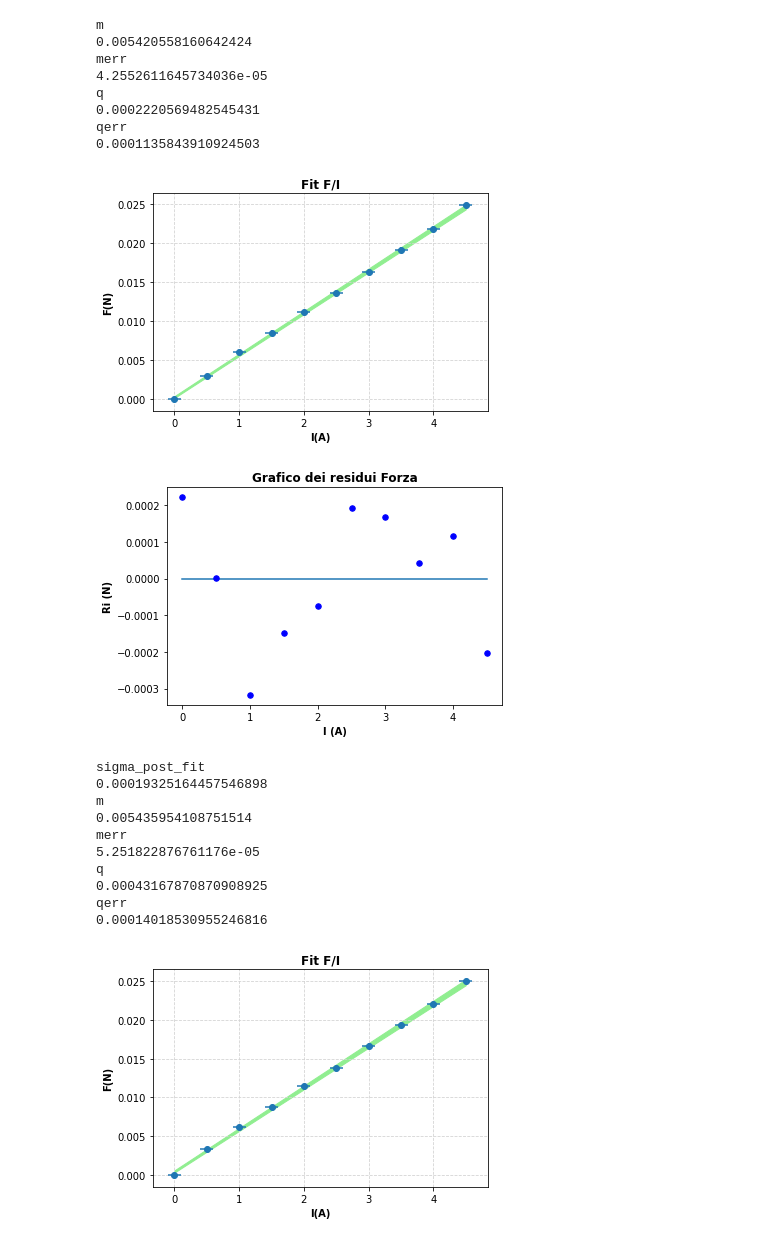
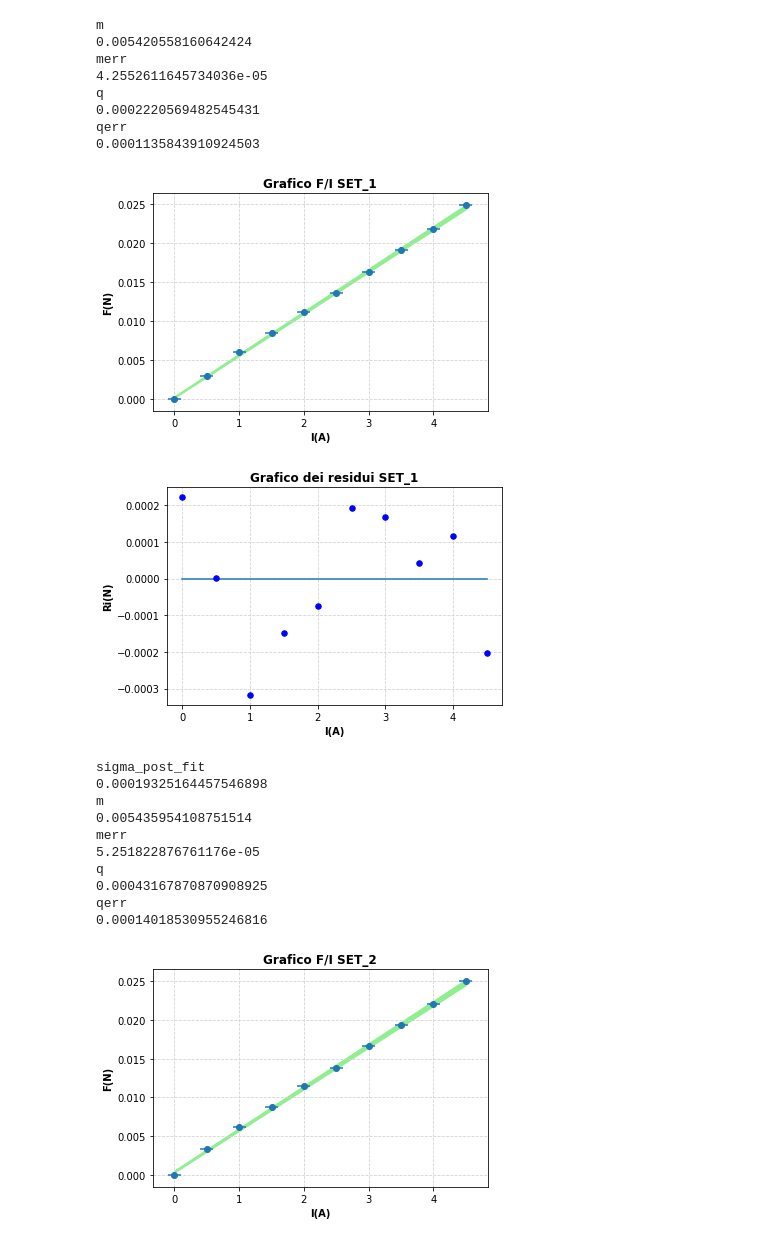
Before and after one commit to Vayxen/Lab2-E5, a Jupyter notebook: code/Analisi_Completa_Parte1.ipynb, the cells around one changed output. Cells and saved outputs as stored; diff of their text form; code cells hidden in the pictures.

Commit message:
UP Grafici - Fit_Tarat/Residui_Tarat/Fit_p1_set1/Residui_p1_set1/Fit_p1_set2/Residui_p1_set2

```diff
--- a/code/Analisi_Completa_Parte1.ipynb
+++ b/code/Analisi_Completa_Parte1.ipynb
@@ -14,7 +14,7 @@ F_err = np.ones(10)*2.74E-04
 I = np.array([0,0.5,1,1.5,2,2.5,3,3.5,4,4.5])
 I_err = np.ones(10)*0.1
 
-plt.title("Fit F/I",fontweight="bold")
+plt.title("Grafico F/I SET_1",fontweight="bold")
 plt.xlabel("I(A)",fontweight="bold")
 plt.ylabel("F(N)",fontweight="bold")
 
@@ -49,6 +49,9 @@ y_erroreMin = (q-qerr) + (m-merr)*x
 y_erroreMax = (q+qerr) + (m+merr)*x
 
 plt.fill_between(x,y_erroreMin,y_erroreMax, color="lightgreen",zorder=1)
+plt.show()
+#fig.savefig(f'Fit_Parte1_SET1.pdf',dpi = 300)
+
 
 Ff = q+m*I
 
@@ -56,14 +59,14 @@ Ri = Ff-F
 
 fig = plt.figure()
 ax = fig.gca()
-plt.title("Grafico dei residui Forza",fontweight="bold")
-plt.xlabel("I (A)",fontweight="bold")
-plt.ylabel("Ri (N)",fontweight="bold")
+plt.title("Grafico dei residui SET_1",fontweight="bold")
+plt.xlabel("I(A)",fontweight="bold")
+plt.ylabel("Ri(N)",fontweight="bold")
 plt.plot(np.linspace(0,4.5,1000),np.zeros(1000))
 plt.scatter(I,Ri, s=30, color='blue',zorder=3)
-
+plt.grid(color='lightgray',linestyle="--",zorder=0)
 plt.show()
-
+#fig.savefig(f'Residui_Parte1_SET1.pdf',dpi = 300)
 
 sigma_post_fit = (np.sum((Ff-F)**2)/(len(Ff)-2))**(1/2)
 print("sigma_post_fit")
@@ -79,7 +82,7 @@ F_err = np.ones(10)*2.74E-04
 I = np.array([0,0.5,1,1.5,2,2.5,3,3.5,4,4.5])
 I_err = np.ones(10)*0.1
 
-plt.title("Fit F/I",fontweight="bold")
+plt.title("Grafico F/I SET_2",fontweight="bold")
 plt.xlabel("I(A)",fontweight="bold")
 plt.ylabel("F(N)",fontweight="bold")
 
@@ -110,40 +113,43 @@ x = np.linspace(0,4.5,1000)
 y = q + m*x
 
 y_erroreMin = (q-qerr) + (m-merr)*x
 
 y_erroreMax = (q+qerr) + (m+merr)*x
 
 plt.fill_between(x,y_erroreMin,y_erroreMax, color="lightgreen",zorder=1)
+plt.grid(color='lightgray',linestyle="--",zorder=0)
+plt.show()
+#fig.savefig(f'Fit_Parte1_SET2.pdf',dpi = 300)
 
 Ff = q+m*I
 
 Ri = Ff-F
 
 fig = plt.figure()
 ax = fig.gca()
-plt.title("Grafico dei residui Forza",fontweight="bold")
-plt.xlabel("I (A)",fontweight="bold")
-plt.ylabel("Ri (N)",fontweight="bold")
+plt.title("Grafico dei residui SET_2",fontweight="bold")
+plt.xlabel("I(A)",fontweight="bold")
+plt.ylabel("Ri(N)",fontweight="bold")
 plt.plot(np.linspace(0,4.5,1000),np.zeros(1000))
 plt.scatter(I,Ri, s=30, color='blue',zorder=3)
-
+plt.grid(color='lightgray',linestyle="--",zorder=0)
 plt.show()
-
+#fig.savefig(f'Residui_Parte1_SET2.pdf',dpi = 300)
 
 sigma_post_fit = (np.sum((Ff-F)**2)/(len(Ff)-2))**(1/2)
 print("sigma_post_fit")
 print(sigma_post_fit)
 # %% [output]
 m
 0.005420558160642424
 merr
 4.2552611645734036e-05
 q
 0.0002220569482545431
 qerr
 0.0001135843910924503
-[figure, old version]
+[figure, new version]
-[figure, old version]
+[figure, new version]
 sigma_post_fit
 0.00019325164457546898
 m
@@ -154,4 +160,4 @@ q
 0.00043167870870908925
 qerr
 0.00014018530955246816
-[figure, old version]
+[figure, new version]
```
Also changed, not shown: parts of 1 cell of this notebook, 6 other files.
